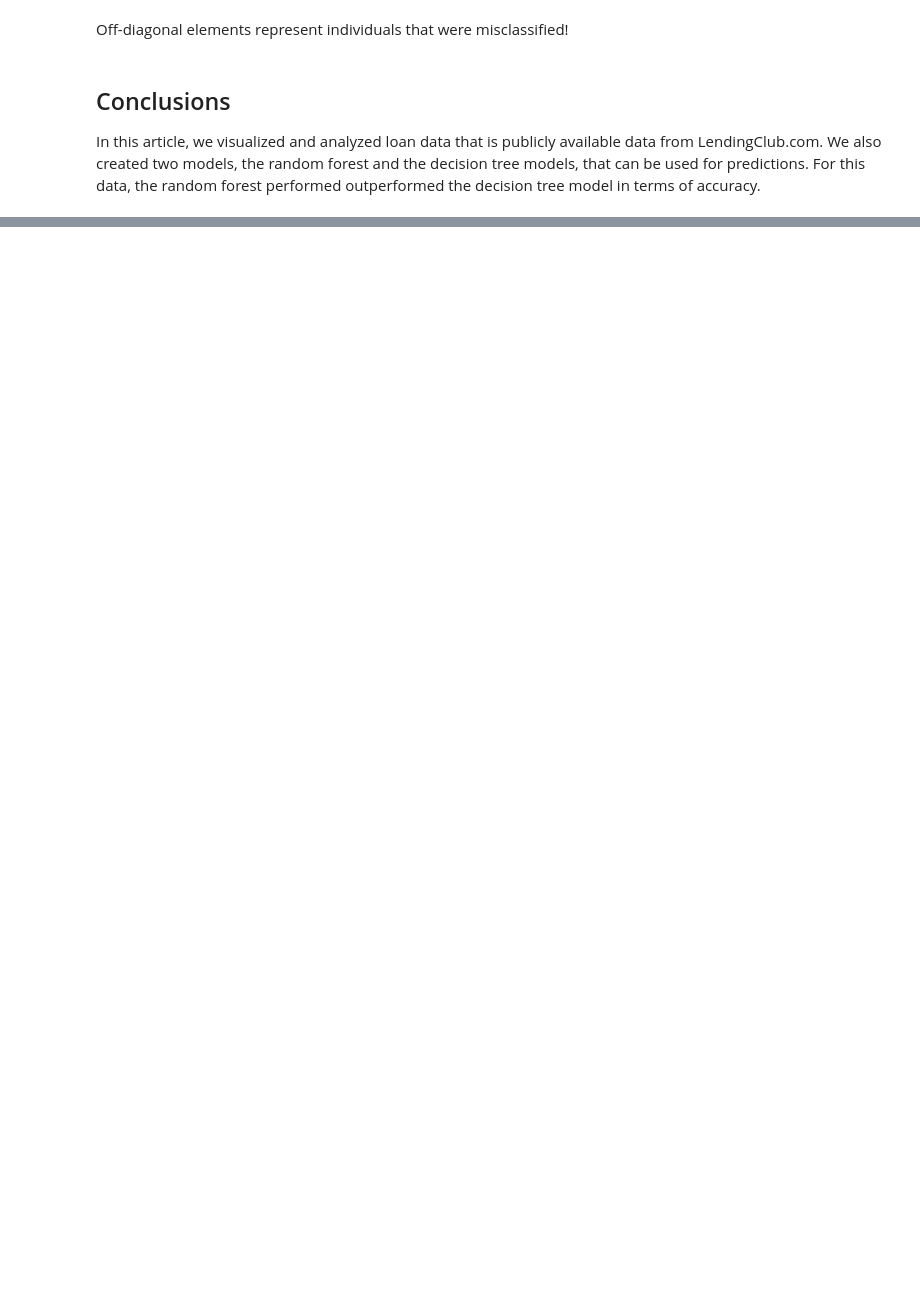
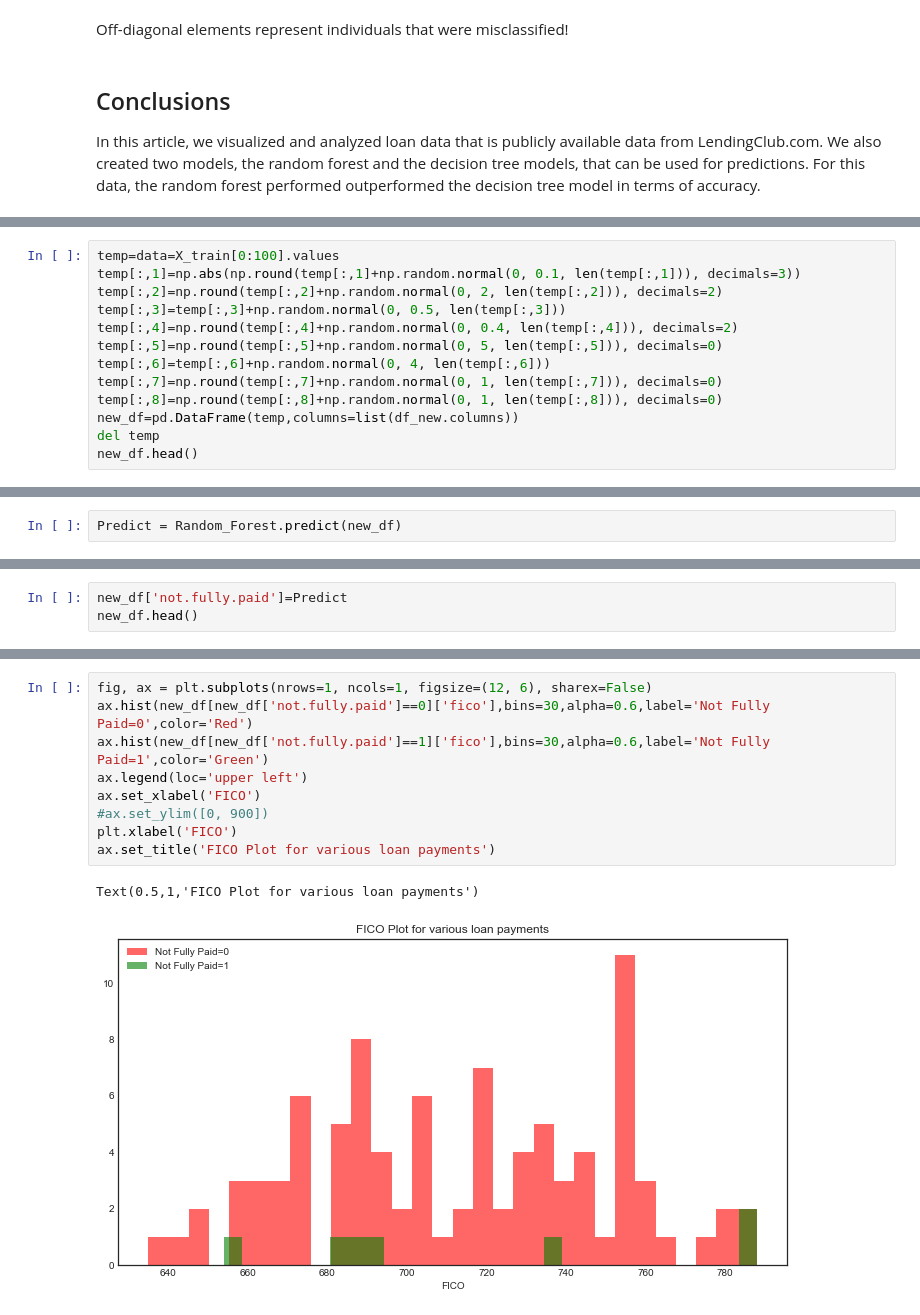
Before and after one commit to HatefDastour/Portfolio, a Jupyter notebook: decision_trees/Lending_Data_Modeling_using_Decision_Trees_and_Random_Forests.ipynb, the cells around one changed output, grey strips where cells are left out. Cells and saved outputs as stored; diff of their text form; blank space fills up the shorter version.

```diff
--- a/decision_trees/Lending_Data_Modeling_using_Decision_Trees_and_Random_Forests.ipynb
+++ b/decision_trees/Lending_Data_Modeling_using_Decision_Trees_and_Random_Forests.ipynb
@@ -207,0 +211,13 @@ In this article, we visualized and analyzed loan data that is publicly available
+# %%
+temp=data=X_train[0:100].values
+temp[:,1]=np.abs(np.round(temp[:,1]+np.random.normal(0, 0.1, len(temp[:,1])), decimals=3))
+temp[:,2]=np.round(temp[:,2]+np.random.normal(0, 2, len(temp[:,2])), decimals=2)
+temp[:,3]=temp[:,3]+np.random.normal(0, 0.5, len(temp[:,3]))
+temp[:,4]=np.round(temp[:,4]+np.random.normal(0, 0.4, len(temp[:,4])), decimals=2)
+temp[:,5]=np.round(temp[:,5]+np.random.normal(0, 5, len(temp[:,5])), decimals=0)
+temp[:,6]=temp[:,6]+np.random.normal(0, 4, len(temp[:,6]))
+temp[:,7]=np.round(temp[:,7]+np.random.normal(0, 1, len(temp[:,7])), decimals=0)
+temp[:,8]=np.round(temp[:,8]+np.random.normal(0, 1, len(temp[:,8])), decimals=0)
+new_df=pd.DataFrame(temp,columns=list(df_new.columns))
+del temp
+new_df.head()
@@ -207,0 +231,2 @@ In this article, we visualized and analyzed loan data that is publicly available
+# %%
+Predict = Random_Forest.predict(new_df)
@@ -207,0 +235,3 @@ In this article, we visualized and analyzed loan data that is publicly available
+# %%
+new_df['not.fully.paid']=Predict
+new_df.head()
@@ -207,0 +245,12 @@ In this article, we visualized and analyzed loan data that is publicly available
+# %%
+fig, ax = plt.subplots(nrows=1, ncols=1, figsize=(12, 6), sharex=False)
+ax.hist(new_df[new_df['not.fully.paid']==0]['fico'],bins=30,alpha=0.6,label='Not Fully Paid=0',color='Red')
+ax.hist(new_df[new_df['not.fully.paid']==1]['fico'],bins=30,alpha=0.6,label='Not Fully Paid=1',color='Green')
+ax.legend(loc='upper left')
+ax.set_xlabel('FICO')
+#ax.set_ylim([0, 900])
+plt.xlabel('FICO')
+ax.set_title('FICO Plot for various loan payments')
+# %% [output]
+Text(0.5,1,'FICO Plot for various loan payments')
+[figure, added]
```
Also changed, not shown: parts of 9 cells of this notebook.
